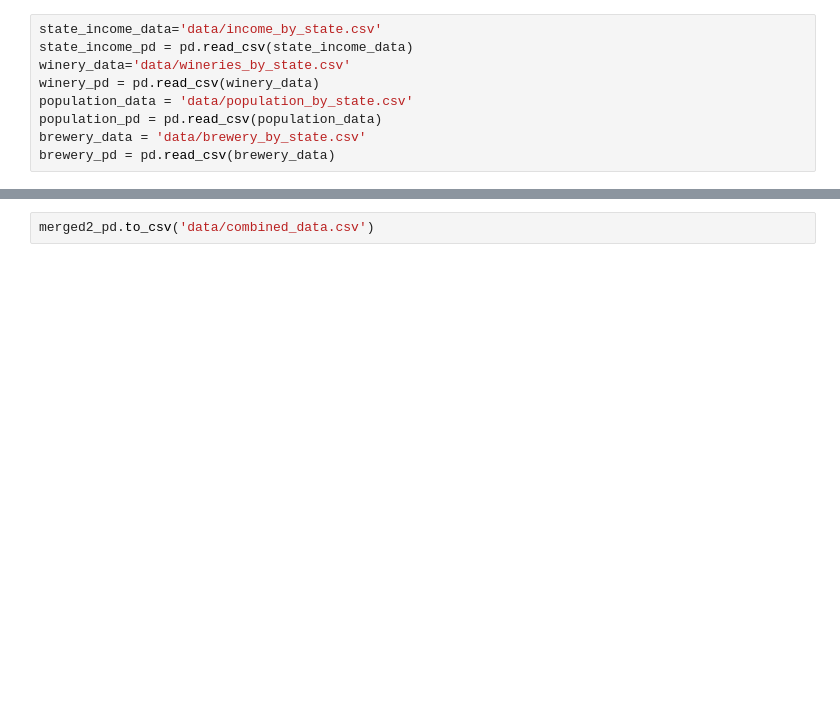
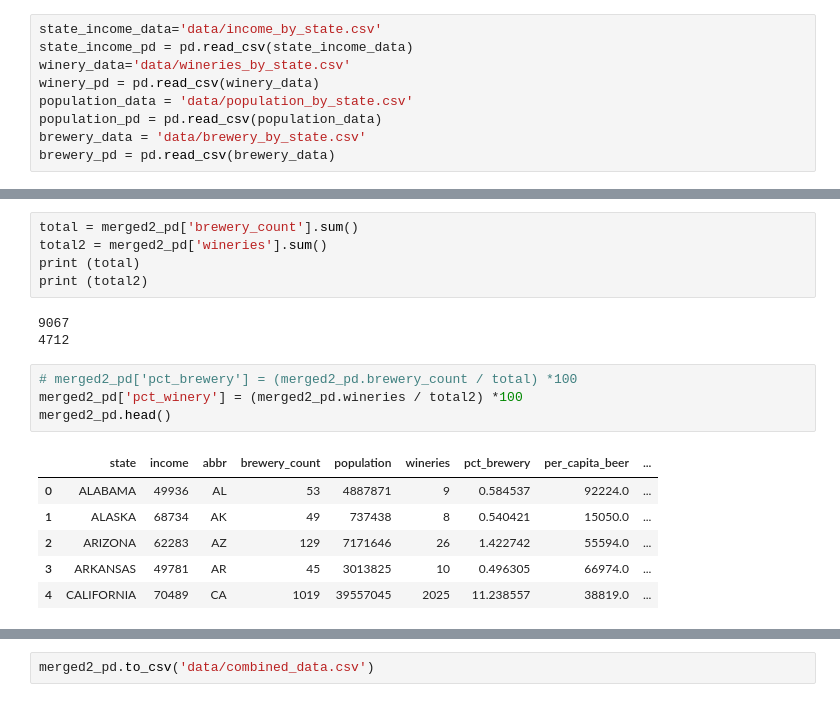
Before and after one commit to abelloma/project-2, a Jupyter notebook: merge_csv.ipynb, the cells around one changed output, grey strips where cells are left out. Drawn from its saved outputs; the diff is of its cells as text; blank space fills up the shorter version.

```diff
--- a/merge_csv.ipynb
+++ b/merge_csv.ipynb
@@ -61,0 +62,19 @@ print(merged2_pd)
+# %%
+total = merged2_pd['brewery_count'].sum()
+total2 = merged2_pd['wineries'].sum()
+print (total)
+print (total2)
+# %% [output]
+9067
+4712
+# %%
+# merged2_pd['pct_brewery'] = (merged2_pd.brewery_count / total) *100
+merged2_pd['pct_winery'] = (merged2_pd.wineries / total2) *100
+merged2_pd.head()
+# %% [output]
+|  | state | income | abbr | brewery_count | population | wineries | pct_brewery | per_capita_beer | ... |
+| 0 | ALABAMA | 49936 | AL | 53 | 4887871 | 9 | 0.584537 | 92224.0 | ... |
+| 1 | ALASKA | 68734 | AK | 49 | 737438 | 8 | 0.540421 | 15050.0 | ... |
+| 2 | ARIZONA | 62283 | AZ | 129 | 7171646 | 26 | 1.422742 | 55594.0 | ... |
+| 3 | ARKANSAS | 49781 | AR | 45 | 3013825 | 10 | 0.496305 | 66974.0 | ... |
+| 4 | CALIFORNIA | 70489 | CA | 1019 | 39557045 | 2025 | 11.238557 | 38819.0 | ... |
```
Also changed, not shown: parts of 6 cells of this notebook, 5 other files.
